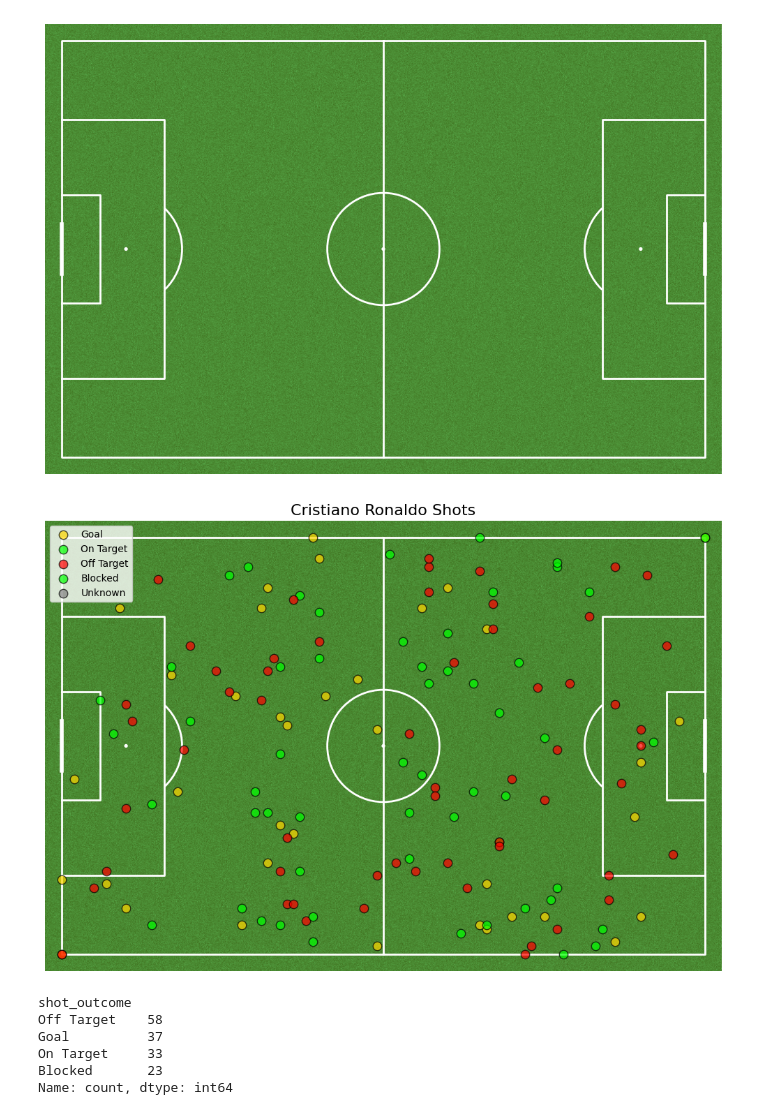
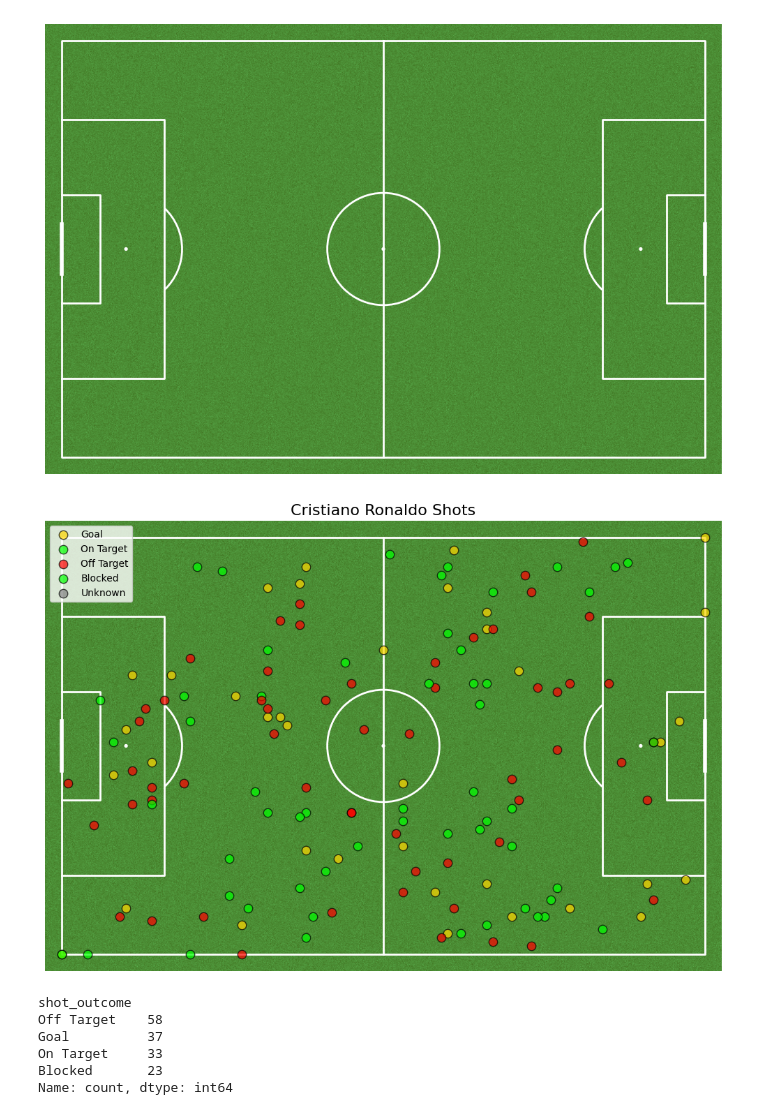
Before and after one commit to shaneearle876/MAST397, a Jupyter notebook: Plotting_Shots_Practice.ipynb, the cells around one changed output. Drawn from its saved outputs; the diff is of its cells as text; code cells hidden in the pictures.

```diff
--- a/Plotting_Shots_Practice.ipynb
+++ b/Plotting_Shots_Practice.ipynb
@@ -37,37 +37,37 @@ colors = {
     'On Target': 'lime',
     'Off Target': 'red',
     'Blocked': 'lime', # Using lime for blocked shots as well based on the definition of 'On Target' shots
     'Unknown': 'gray' # I added this in case there are any unknown outcomes but I am sure there are none
 }
 
 # Plot the shots on the pitch
 for outcome, color in colors.items():
     subset = ronaldo_shots[ronaldo_shots['shot_outcome'] == outcome]
     pitch.scatter(
-        x=subset['pos_orig_x'],   # toward opponent’s goal
-        y=100 - subset['pos_orig_y'],  # flip horizontally (so right is right)
+        x=subset['pos_dest_x'],   # toward opponent’s goal
+        y=100 - subset['pos_dest_y'],  # flip horizontally (so right is right)
         color=color,
         label=outcome,
         ax=ax,
         edgecolors='black',
         s=80,
         alpha=0.7
     )
 
-# Add arrows for direction (optional)
+# Add arrows for direction
 #pitch.arrows(
     #ronaldo_shots['pos_orig_x'], ronaldo_shots['pos_orig_y'],
     #ronaldo_shots['pos_dest_x'], ronaldo_shots['pos_dest_y'],
     #color='white', width=1, headwidth=4, headlength=5, ax=ax, alpha=0.5
 #)
 
 # Add title and legend
 ax.set_title("Cristiano Ronaldo Shots", fontsize=16)
 ax.legend(loc='upper left', fontsize=10)
 
 plt.show()
 # %% [output]
-[figure, old version]
+[figure, new version]
 # %%
 ronaldo_shots['shot_outcome'].value_counts(dropna=False)
 # %% [output]
```
Also changed, not shown: parts of 1 cell of this notebook, 1 other file.
